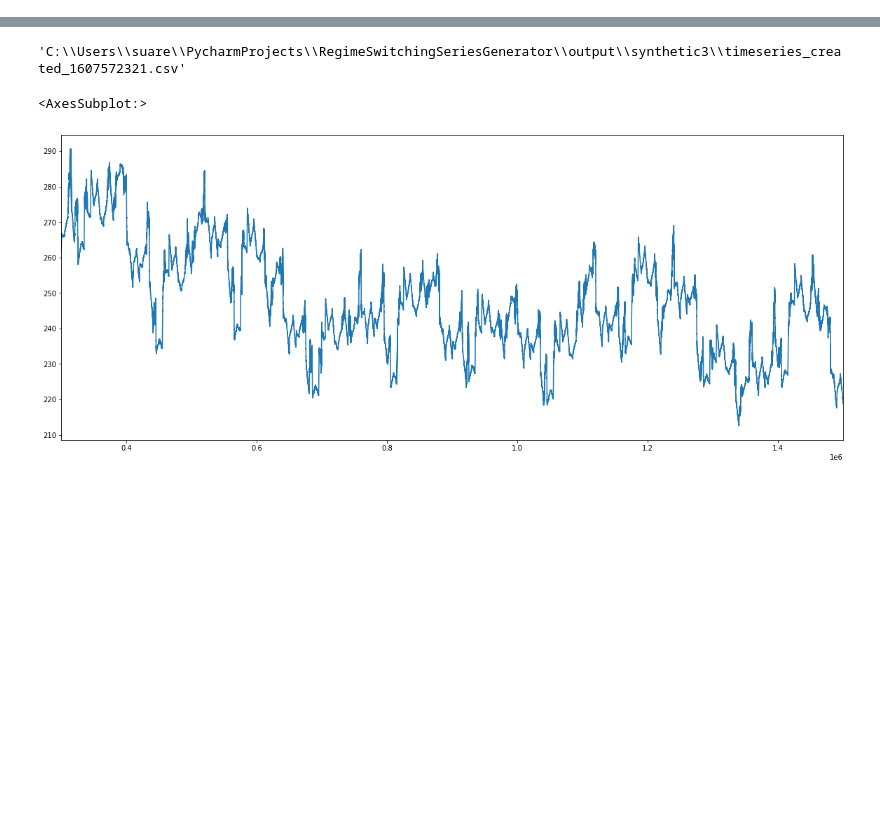
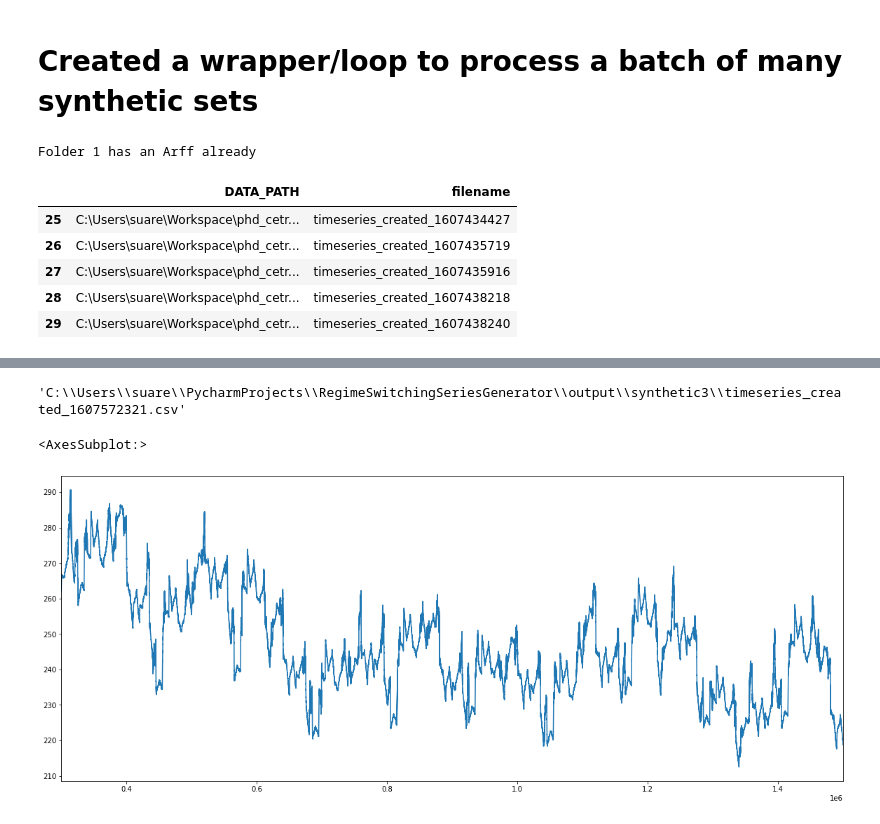
Before and after one commit to cetrulin/regime-switching-series-generator, a Jupyter notebook: notebooks/INDICATORS_DATASET_TS-GENERATOR.ipynb, the cells around one changed output, grey strips where cells are left out. Drawn from its saved outputs; the diff is of its cells as text; code cells hidden in the pictures; blank space fills up the shorter version.

Commit message:
Update INDICATORS_DATASET_TS-GENERATOR.ipynb
+ script to generate ARFF trainsets, devsets and mahab sets fully automated

```diff
--- a/notebooks/INDICATORS_DATASET_TS-GENERATOR.ipynb
+++ b/notebooks/INDICATORS_DATASET_TS-GENERATOR.ipynb
@@ -44,3 +46,36 @@ def get_indicator(ind: str):
     return abstract.Function(ind)
 
 # Add as many indicators as necessary: see all indicators in https://mrjbq7.github.io/ta-lib/
+# %% [markdown]
+# Created a wrapper/loop to process a batch of many synthetic sets
+# %%
+path_synthetic_seeds = os.sep.join(['C:', 'Users', 'suare', 'Workspace', 'phd_cetrulin', 'moa-2017.06-sources', 'data', 'synthetic', 'synthetic3'])
+files = list()
+for file in os.listdir(path_synthetic_seeds):
+    if '.' not in file:
+        seed_folder = os.sep.join([path_synthetic_seeds, file])
+        seed_files = os.listdir(seed_folder)
+    #     print(seed_files)
+        if not any('.arff' in x for x in seed_files):
+            assert '.csv' in seed_files[0], f'Does the seed folder: {seed_folder} contain a csv? Check maybe another pos: {seed_files}'
+    #         print('file: ' + file)
+    #         print(seed_folder)
+    #         print(os.listdir(seed_folder))
+    #         print(seed_files)
+    #         print(os.sep.join([seed_folder, seed_files[0]]))
+            filename = seed_files[0].replace('.csv', '')
+            files.append({'DATA_PATH': seed_folder, 'filename': seed_files[0].replace('.csv', '')})
+    #         print(filename)
+    #         print('=========')
+        else:
+            print('Folder ' + file + ' has an Arff already')
+
+pd.DataFrame(files).tail()
+# %% [output]
+Folder 1 has an Arff already
+|  | DATA_PATH | filename |
+| 25 | C:\Users\suare\Workspace\phd_cetr... | timeseries_created_1607434427 |
+| 26 | C:\Users\suare\Workspace\phd_cetr... | timeseries_created_1607435719 |
+| 27 | C:\Users\suare\Workspace\phd_cetr... | timeseries_created_1607435916 |
+| 28 | C:\Users\suare\Workspace\phd_cetr... | timeseries_created_1607438218 |
+| 29 | C:\Users\suare\Workspace\phd_cetr... | timeseries_created_1607438240 |
```
Also changed, not shown: parts of 6 cells of this notebook.
